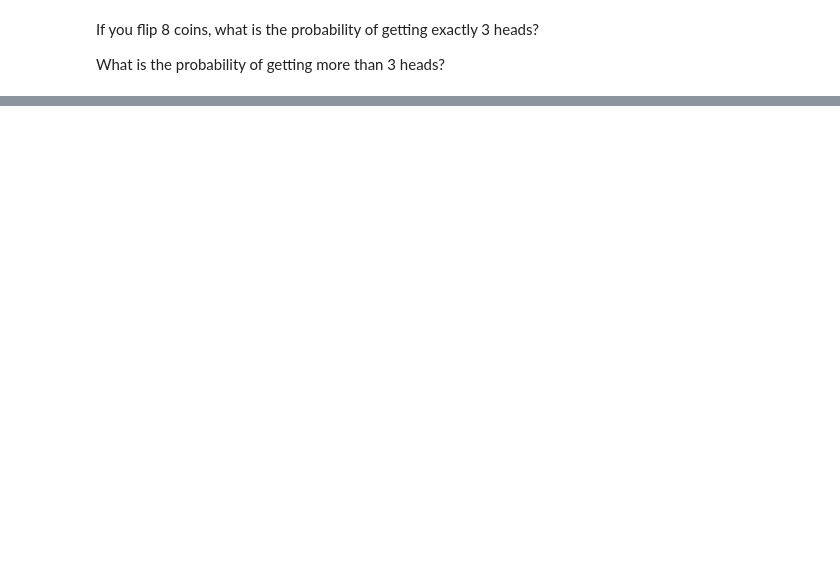
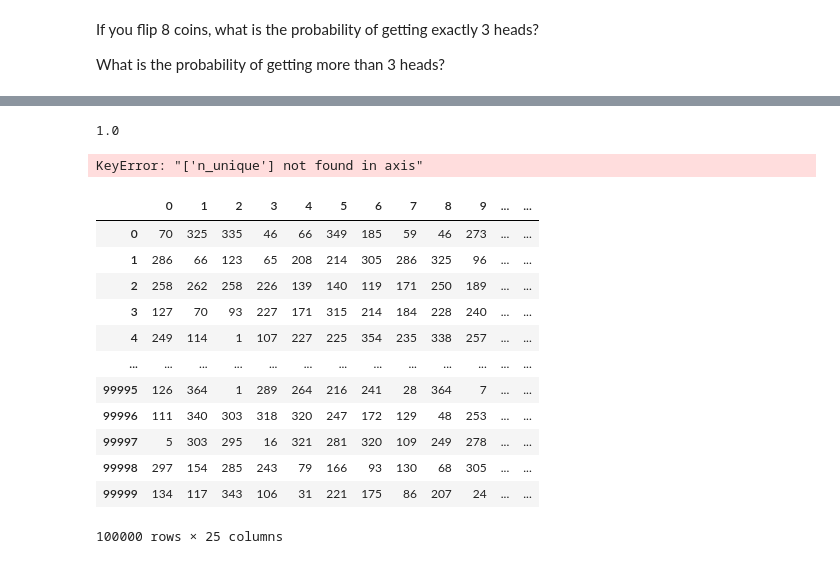
Before and after one commit to rob-casey/statistics-exercises, a Jupyter notebook: statistics_exercises.ipynb, the cells around one changed output, grey strips where cells are left out. Drawn from its saved outputs; the diff is of its cells as text; code cells hidden in the pictures; blank space fills up the shorter version.

```diff
--- a/statistics_exercises.ipynb
+++ b/statistics_exercises.ipynb
@@ -79,0 +349,4 @@ array([[1, 0, 1, ..., 1, 1, 1],
+# %%
+trucks = np.random.choice([1, 0], size=(100_000, 7), p=truck_chance)
+df = pd.DataFrame(trucks)
+df.head()
@@ -79,0 +360,3 @@ array([[1, 0, 1, ..., 1, 1, 1],
+# %%
+df['appear'] = df.sum(axis = 1)
+df.head()
@@ -79,0 +378,7 @@ array([[1, 0, 1, ..., 1, 1, 1],
+# %%
+n_trials = 100000 # rows
+n_people = 23 # columns
+
+birthday = np.random.choice(range(1,366), size=(n_trials, n_people))
+df_birthday = pd.DataFrame(birthday)
+df_birthday.head()
@@ -79,0 +393,3 @@ array([[1, 0, 1, ..., 1, 1, 1],
+# %%
+df_birthday['unique'] = df.nunique(axis=1)
+df_birthday.head()
@@ -79,0 +404,24 @@ array([[1, 0, 1, ..., 1, 1, 1],
+# %%
+(df.unique != 23).mean()
+# %% [output]
+1.0
+# %%
+df.drop(columns = ['n_unique'])
+# %% [output]
+KeyError: "['n_unique'] not found in axis"
+# %%
+df_birthday
+# %% [output]
+|  | 0 | 1 | 2 | 3 | 4 | 5 | 6 | 7 | 8 | 9 | ... | ... |
+| 0 | 70 | 325 | 335 | 46 | 66 | 349 | 185 | 59 | 46 | 273 | ... | ... |
+| 1 | 286 | 66 | 123 | 65 | 208 | 214 | 305 | 286 | 325 | 96 | ... | ... |
+| 2 | 258 | 262 | 258 | 226 | 139 | 140 | 119 | 171 | 250 | 189 | ... | ... |
+| 3 | 127 | 70 | 93 | 227 | 171 | 315 | 214 | 184 | 228 | 240 | ... | ... |
+| 4 | 249 | 114 | 1 | 107 | 227 | 225 | 354 | 235 | 338 | 257 | ... | ... |
+| ... | ... | ... | ... | ... | ... | ... | ... | ... | ... | ... | ... | ... |
+| 99995 | 126 | 364 | 1 | 289 | 264 | 216 | 241 | 28 | 364 | 7 | ... | ... |
+| 99996 | 111 | 340 | 303 | 318 | 320 | 247 | 172 | 129 | 48 | 253 | ... | ... |
+| 99997 | 5 | 303 | 295 | 16 | 321 | 281 | 320 | 109 | 249 | 278 | ... | ... |
+| 99998 | 297 | 154 | 285 | 243 | 79 | 166 | 93 | 130 | 68 | 305 | ... | ... |
+| 99999 | 134 | 117 | 343 | 106 | 31 | 221 | 175 | 86 | 207 | 24 | ... | ... |
+100000 rows × 25 columns
```
Also changed, not shown: parts of 46 cells of this notebook.
